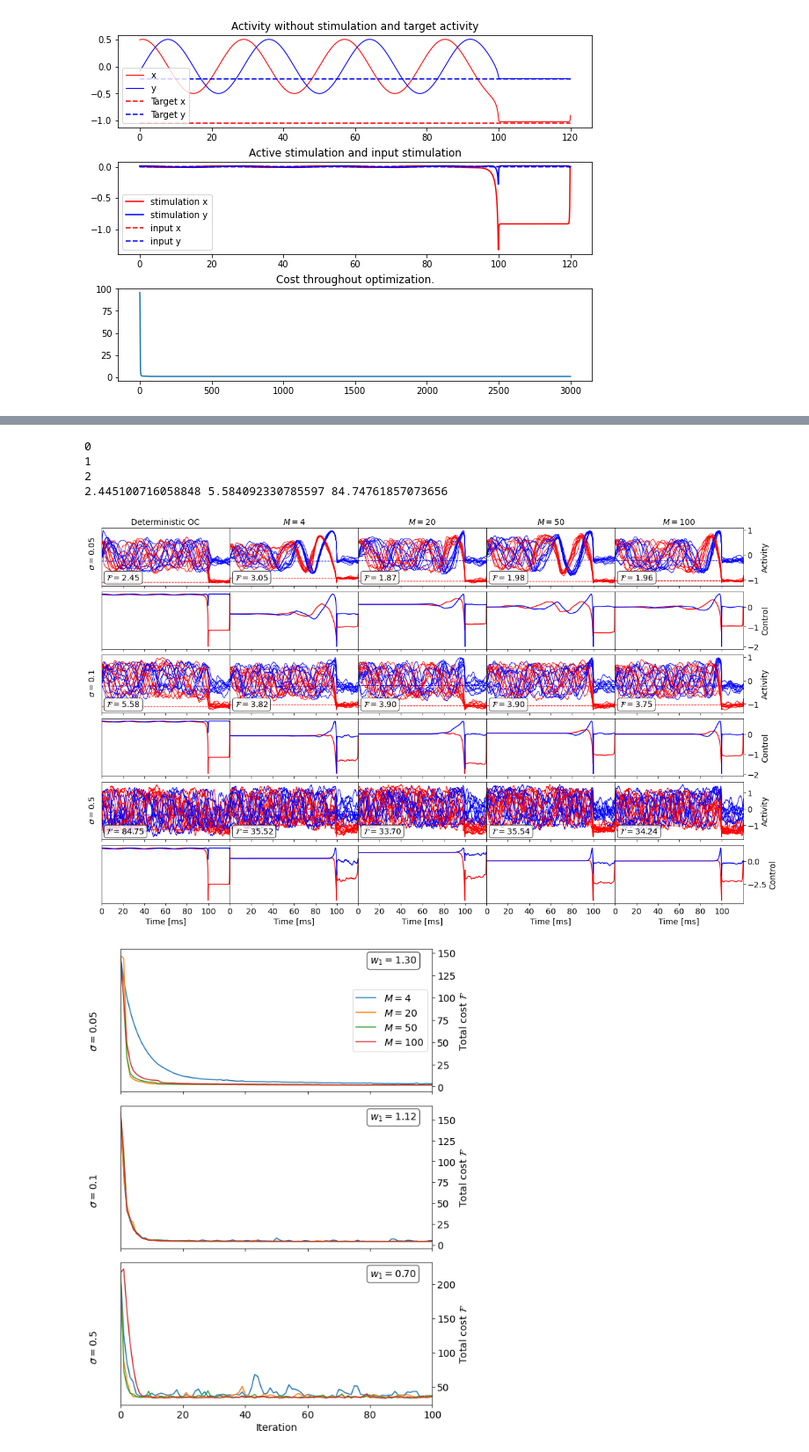
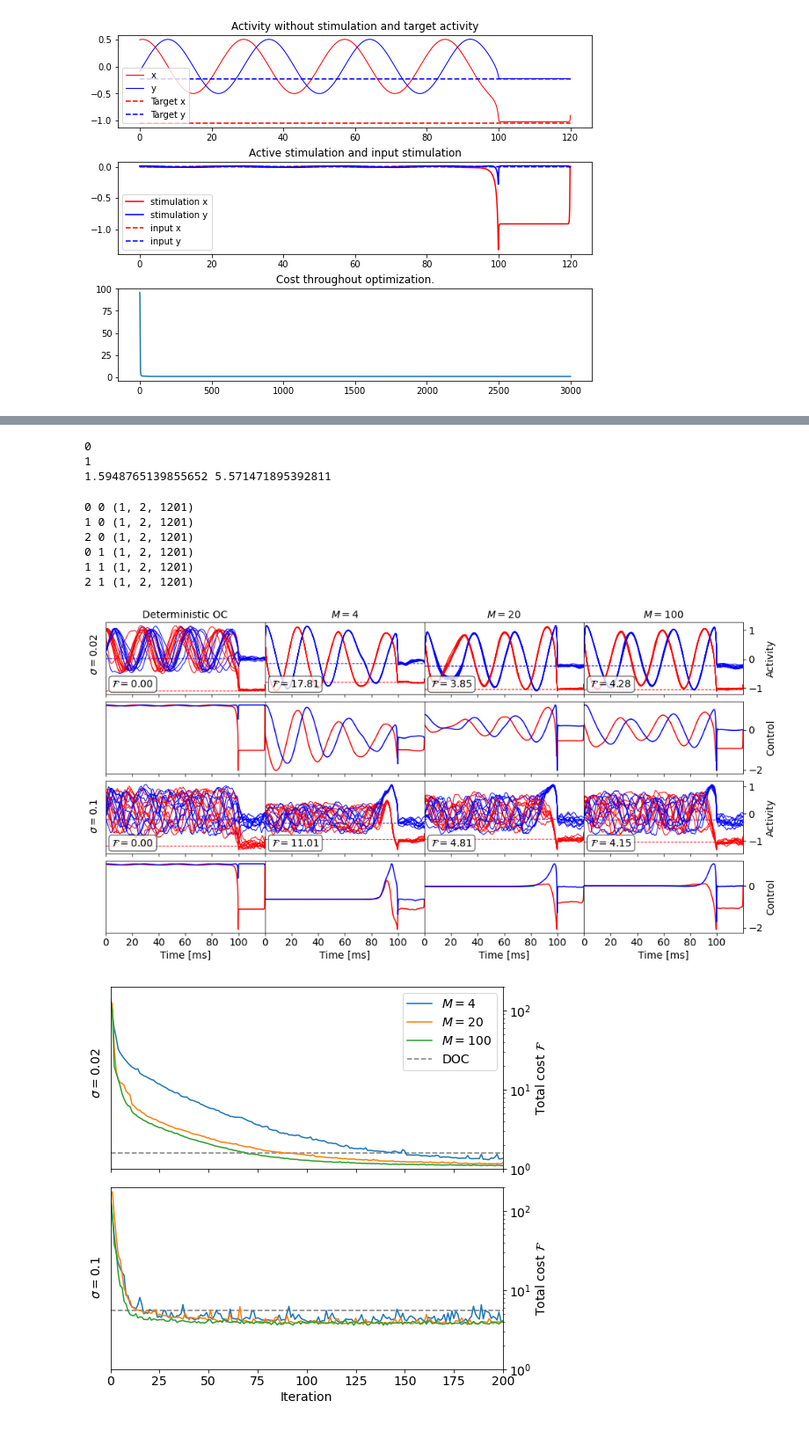
Before and after one commit to AlirezaAccelerates/neurolib, a Jupyter notebook: examples/wittenberg_talk/hopf_osc_down.ipynb, the cells around one changed output, grey strips where cells are left out. Shown at 88% size. Drawn from its saved outputs; the diff is of its cells as text; code cells hidden in the pictures.

```diff
--- a/examples/wittenberg_talk/hopf_osc_down.ipynb
+++ b/examples/wittenberg_talk/hopf_osc_down.ipynb
@@ -182,17 +182,17 @@ Final cost : 0.9385054694108843
 # %%
-sigma_array = [5. * 1e-2, 1. * 1e-1, 5.* 1e-1]
-M_array = [4,20,50,100]
+sigma_array = [2. * 1e-2, 1. * 1e-1]
+M_array = [4,20,100]
 
 weights = np.zeros(( len(sigma_array) ))
-controls = [ [None, None, None, None], [None, None, None, None], [None, None, None, None] ]
-costs_history = [ [None, None, None, None], [None, None, None, None], [None, None, None, None] ]
+controls = [ [None, None, None], [None, None, None]]
+costs_history = controls.copy()
 costs = np.zeros(( len(sigma_array), len(M_array)+1 ))
 # %%
 hopf_noise = HopfModel()
 hopf_noise.params.sigma_ou = 0.
 hopf_noise.params.x_ou_mean = 0.
 # %%
-hopf_noise.params.duration = 1. * 1e7
+hopf_noise.params.duration = 1. * 1e6
 hopf_noise.params["xs_init"] = np.array([[x_init_down]])
 hopf_noise.params["ys_init"] = np.array([[y_init_down]])
 hopf_noise.params["x_ext"] = zero_input
@@ -216,11 +224,11 @@ hopf_noise.params["ys_init"] = y_init_osc
 
 hopf_noise.params.x_ou_mean = 0.
 M_val = 500
-max_iterations = 100
+max_iterations = 200
 hopf_noise.run()
 printarray = np.concatenate( (np.arange(0,100,10), np.arange(0,1001,100)) )
 
-costs_history = [ [None, None, None, None], [None, None, None, None], [None, None, None, None] ]
+# costs_history = [ [None, None, None], [None, None, None]]
 
 for i_s in range(len(sigma_array)):
     for i_m in range(len(M_array)):
@@ -359,12 +389,11 @@ for i_s in range(len(sigma_array)):
 
     costs[i_s][0] = cost_validation/M_val
 
-print(costs[0][0], costs[1][0], costs[2][0])
+print(costs[0][0], costs[1][0])
 # %% [output]
 0
 1
-2
-2.445100716058848 5.584092330785597 84.74761857073656
+1.5948765139855652 5.571471895392811
 # %%
 row, col = int(2*len(sigma_array)), int(len(M_array)+1)
 
@@ -401,6 +430,7 @@ for i_s in range(len(sigma_array)):
         transform=ax[2*i_s, 0].transAxes, fontsize=fs, bbox=box_props)
 
     for i_m in range(len(M_array)):
+        print(i_m, i_s, controls[i_s][i_m].shape)
         ax[2*i_s + 1, i_m+1].plot(time_array, controls[i_s][i_m][0,0,:], color=color_x)
         ax[2*i_s + 1, i_m+1].plot(time_array, controls[i_s][i_m][0,1,:], color=color_y)
 
@@ -448,36 +478,44 @@ for i_m in range(len(M_array)):
 
 ax[0,0].set_title(r"Deterministic OC", fontsize=fs)
 
-fig.savefig(os.path.join(savepath, 'Hopf_osc_down_traces.jpg'))
+fig.savefig(os.path.join(savepath, 'Hopf_osc_down_traces.jpg'), bbox_inches='tight')
 plt.show()
 # %% [output]
+0 0 (1, 2, 1201)
+1 0 (1, 2, 1201)
+2 0 (1, 2, 1201)
+0 1 (1, 2, 1201)
+1 1 (1, 2, 1201)
+2 1 (1, 2, 1201)
-[figure, old version]
+[figure, new version]
 # %%
-row, col = 3, 1
+row, col = len(sigma_array), 1
 
-fig = plt.figure(figsize=(8,12))
+fig = plt.figure(figsize=(8,4*row))
 gs = fig.add_gridspec(row, col, hspace=0.1, wspace=0)
 ax = gs.subplots(sharex='col')
 
 for i_s in range(len(sigma_array)):
     for i_m in range(len(M_array)):
         ax[i_s].plot(costs_history[i_s][i_m], label=r'$M=$' + '{}'.format(M_array[i_m]))
 
-    ax[i_s].text(0.8,0.9, r'$w_1 = $' + "{:.2f}".format(weights[i_s]),
-    transform=ax[i_s].transAxes, fontsize=fs, bbox=box_props)
+    ax[i_s].hlines(costs[i_s,0], 0, max_iterations, label='DOC', linestyle='--', color='grey')
 
-    ax[i_s].text(-0.1, 0.3, r'$\sigma = $'+ "{}".format(sigma_array[i_s]), transform=ax[i_s].transAxes, rotation='vertical', fontsize=fs)
+    ax[i_s].text(-0.05, 0.4, r'$\sigma = $'+ "{}".format(sigma_array[i_s]), transform=ax[i_s].transAxes, rotation='vertical', fontsize=fs)
 
     ax[i_s].set_ylabel(r'Total cost $\mathcal{F}$', fontsize=fs)
     ax[i_s].yaxis.set_label_position("right")
     ax[i_s].yaxis.tick_right()
     ax[i_s].tick_params(axis='both', labelsize=fs)
-    ax[i_s].set_xlim(0,max_iterations)
+    ax[i_s].set_xlim([0,max_iterations])
+    ax[i_s].set_yscale('log')
+    ax[i_s].set_ylim(1., max_iterations)
 
-ax[0].legend(loc='center right', fontsize=fs)
+ax[0].legend(loc='upper right', fontsize=fs)
 ax[-1].set_xlabel("Iteration", fontsize=fs)
 
-fig.savefig(os.path.join(savepath, 'Hopf_osc_down_cost.jpg'))
+
+fig.savefig(os.path.join(savepath, 'Hopf_osc_down_cost.jpg'), bbox_inches='tight')
 plt.show()
 # %% [output]
-[figure, old version]
+[figure, new version]
```
Also changed, not shown: parts of 4 cells of this notebook, 6 other files.
